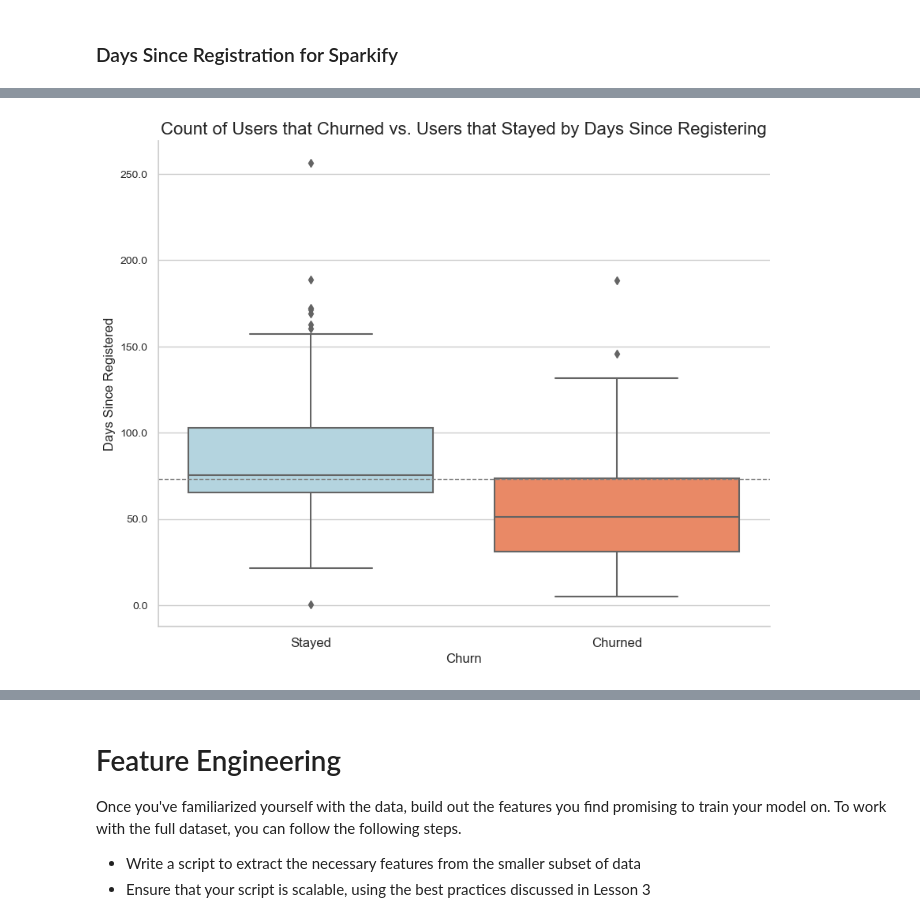
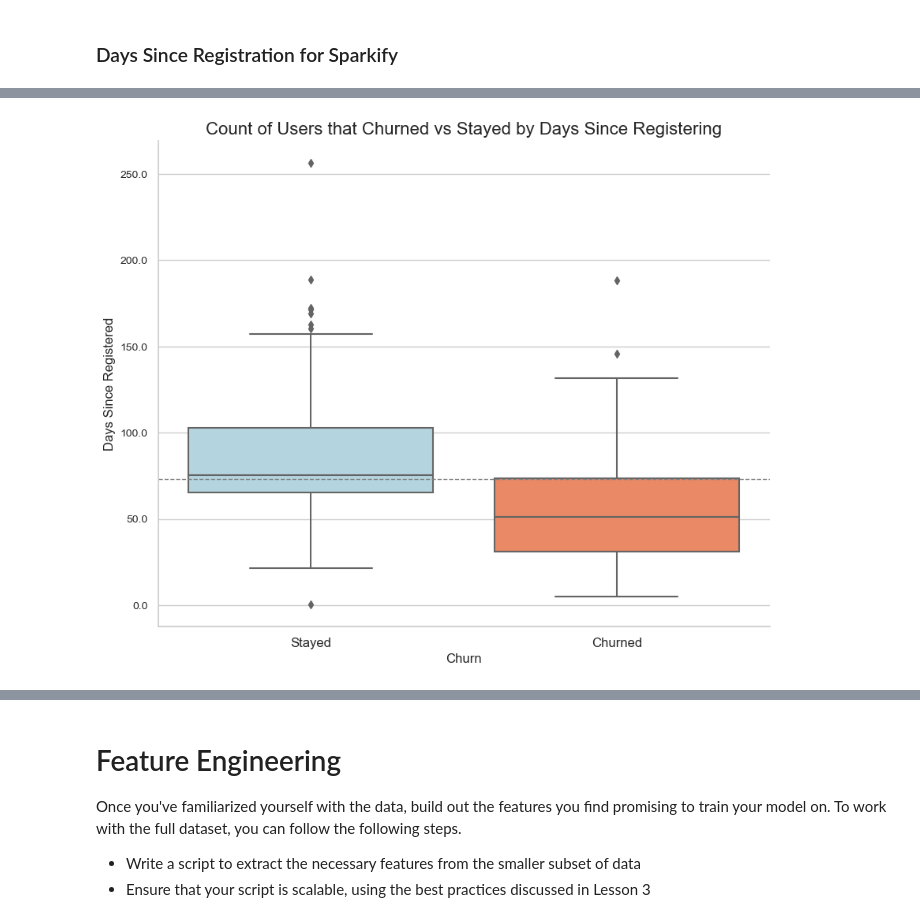
Before and after one commit to DatMai/Udacity-Data-Science-Project-4, a Jupyter notebook: Sparkify.ipynb, the cells around one changed output, grey strips where cells are left out. Saved outputs shown, nothing was run; the diff lists cells and outputs as text; code cells hidden in the pictures.

```diff
--- a/Sparkify.ipynb
+++ b/Sparkify.ipynb
@@ -966,34 +966,34 @@ df_days_pd = df_days.toPandas()
 # %%
 # Set the figure size and style
 plt.figure(figsize=[10, 8])
 sns.set(style="whitegrid")
 
 # Create the box plot using seaborn with custom palette
 ax = sns.boxplot(data=df_days_pd, x='churn', y='days', palette=['lightblue', 'coral'])
 
 # Set the title
-plt.title('Count of Users that Churned vs. Users that Stayed by Days Since Registering', fontsize=16)
+plt.title('Count of Users that Churned vs Stayed by Days Since Registering', fontsize=16)
 
 # Set the x-axis label
 plt.xlabel('Churn', fontsize=12)
 
 # Set the y-axis label
 plt.ylabel('Days Since Registered', fontsize=12)
 
 # Customize the tick labels
 ax.set_xticklabels(['Stayed', 'Churned'], fontsize=12)
 ax.set_yticklabels(ax.get_yticks(), fontsize=10)
 
 # Add a horizontal line at the median
 ax.axhline(y=df_days_pd['days'].median(), color='gray', linestyle='--', linewidth=1)
 
 # Remove the top and right spines
 sns.despine()
 
 # Show the plot
 plt.show()
 # %% [output]
-[figure, old version]
+[figure, new version]
 # %%
 # Set the figure size and style
 plt.figure(figsize=[10, 8])
```
Also changed, not shown: parts of 2 cells of this notebook, 1 other file.
